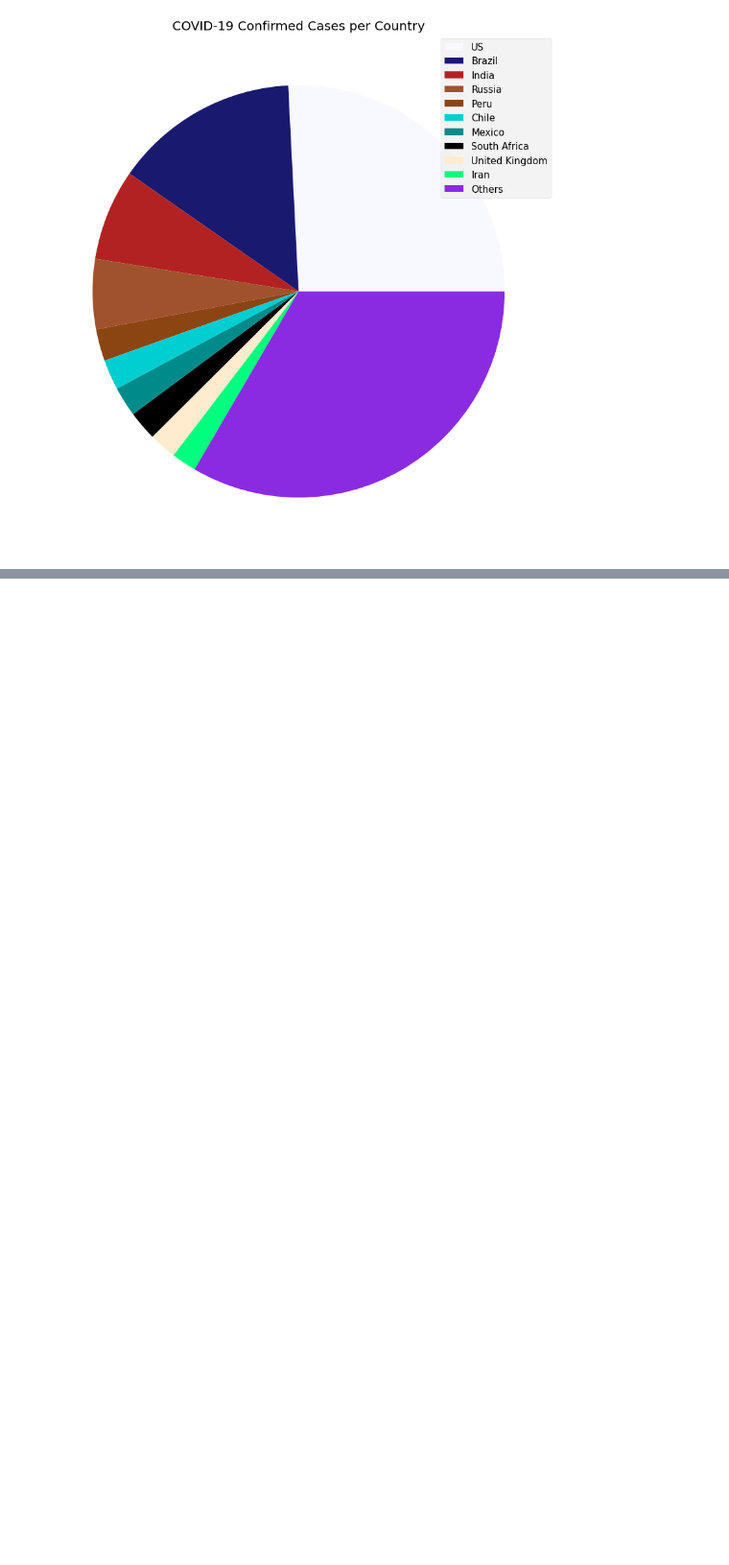
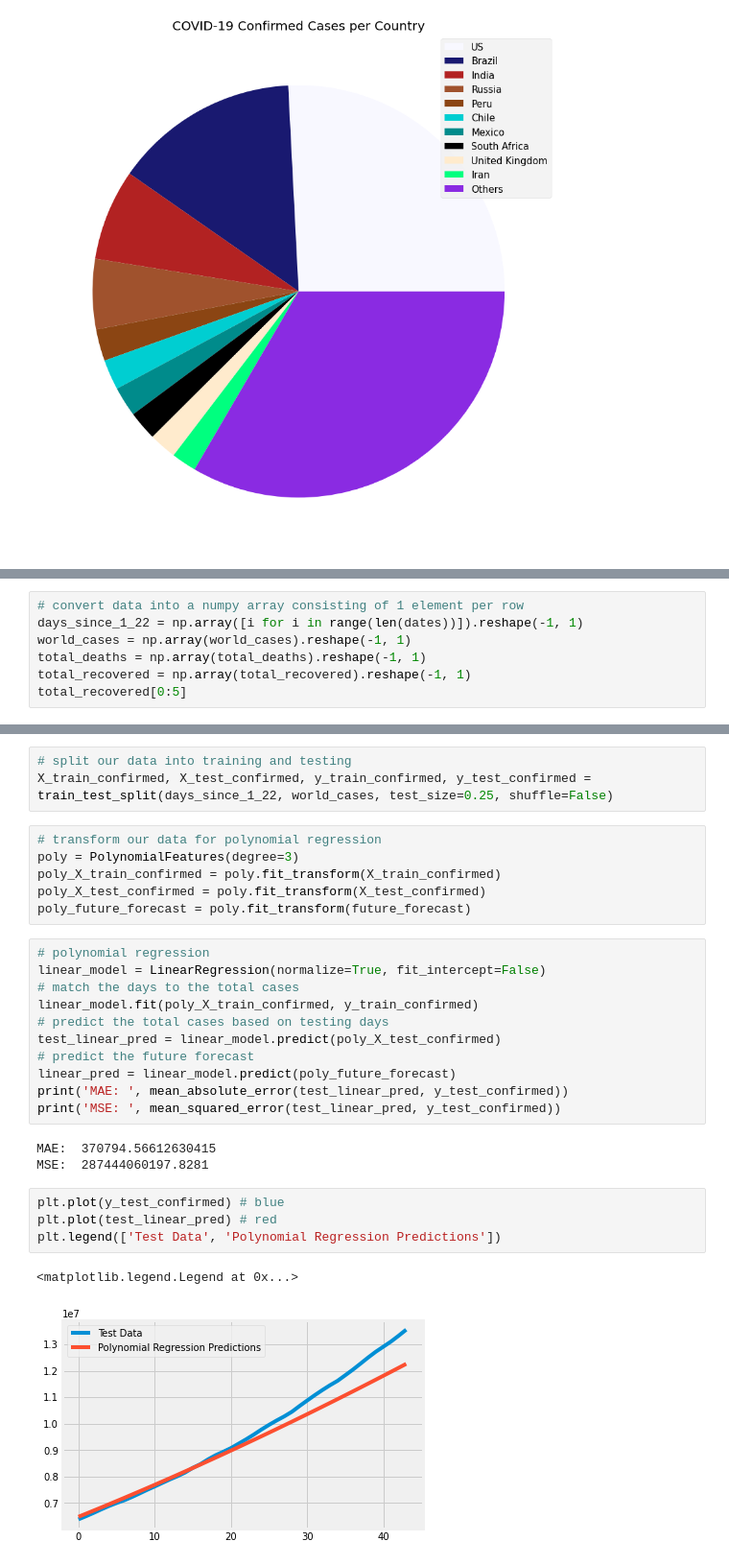
Before and after one commit to dharm1k987/tensorflow_covid-19, a Jupyter notebook: COVID-19 Prediction Analysis.ipynb, the cells around one changed output, grey strips where cells are left out. Shown at 96% size. Cells and saved outputs as stored; diff of their text form; blank space fills up the shorter version.

Commit message:
added model for poly regression

```diff
--- a/COVID-19 Prediction Analysis.ipynb
+++ b/COVID-19 Prediction Analysis.ipynb
@@ -499,0 +502,7 @@ plot_pie_charts(visual_unique_countries, visual_confirmed_cases, 'COVID-19 Confi
+# %%
+# convert data into a numpy array consisting of 1 element per row
+days_since_1_22 = np.array([i for i in range(len(dates))]).reshape(-1, 1)
+world_cases = np.array(world_cases).reshape(-1, 1)
+total_deaths = np.array(total_deaths).reshape(-1, 1)
+total_recovered = np.array(total_recovered).reshape(-1, 1)
+total_recovered[0:5]
@@ -499,0 +530,30 @@ plot_pie_charts(visual_unique_countries, visual_confirmed_cases, 'COVID-19 Confi
+# %%
+# split our data into training and testing
+X_train_confirmed, X_test_confirmed, y_train_confirmed, y_test_confirmed = train_test_split(days_since_1_22, world_cases, test_size=0.25, shuffle=False)
+# %%
+# transform our data for polynomial regression
+poly = PolynomialFeatures(degree=3)
+poly_X_train_confirmed = poly.fit_transform(X_train_confirmed)
+poly_X_test_confirmed = poly.fit_transform(X_test_confirmed)
+poly_future_forecast = poly.fit_transform(future_forecast)
+# %%
+# polynomial regression
+linear_model = LinearRegression(normalize=True, fit_intercept=False)
+# match the days to the total cases
+linear_model.fit(poly_X_train_confirmed, y_train_confirmed)
+# predict the total cases based on testing days
+test_linear_pred = linear_model.predict(poly_X_test_confirmed)
+# predict the future forecast
+linear_pred = linear_model.predict(poly_future_forecast)
+print('MAE: ', mean_absolute_error(test_linear_pred, y_test_confirmed))
+print('MSE: ', mean_squared_error(test_linear_pred, y_test_confirmed))
+# %% [output]
+MAE:  370794.56612630415
+MSE:  287444060197.8281
+# %%
+plt.plot(y_test_confirmed) # blue
+plt.plot(test_linear_pred) # red
+plt.legend(['Test Data', 'Polynomial Regression Predictions'])
+# %% [output]
+<matplotlib.legend.Legend at 0x...>
+[figure, added]
```
Also changed, not shown: parts of 4 cells of this notebook.
